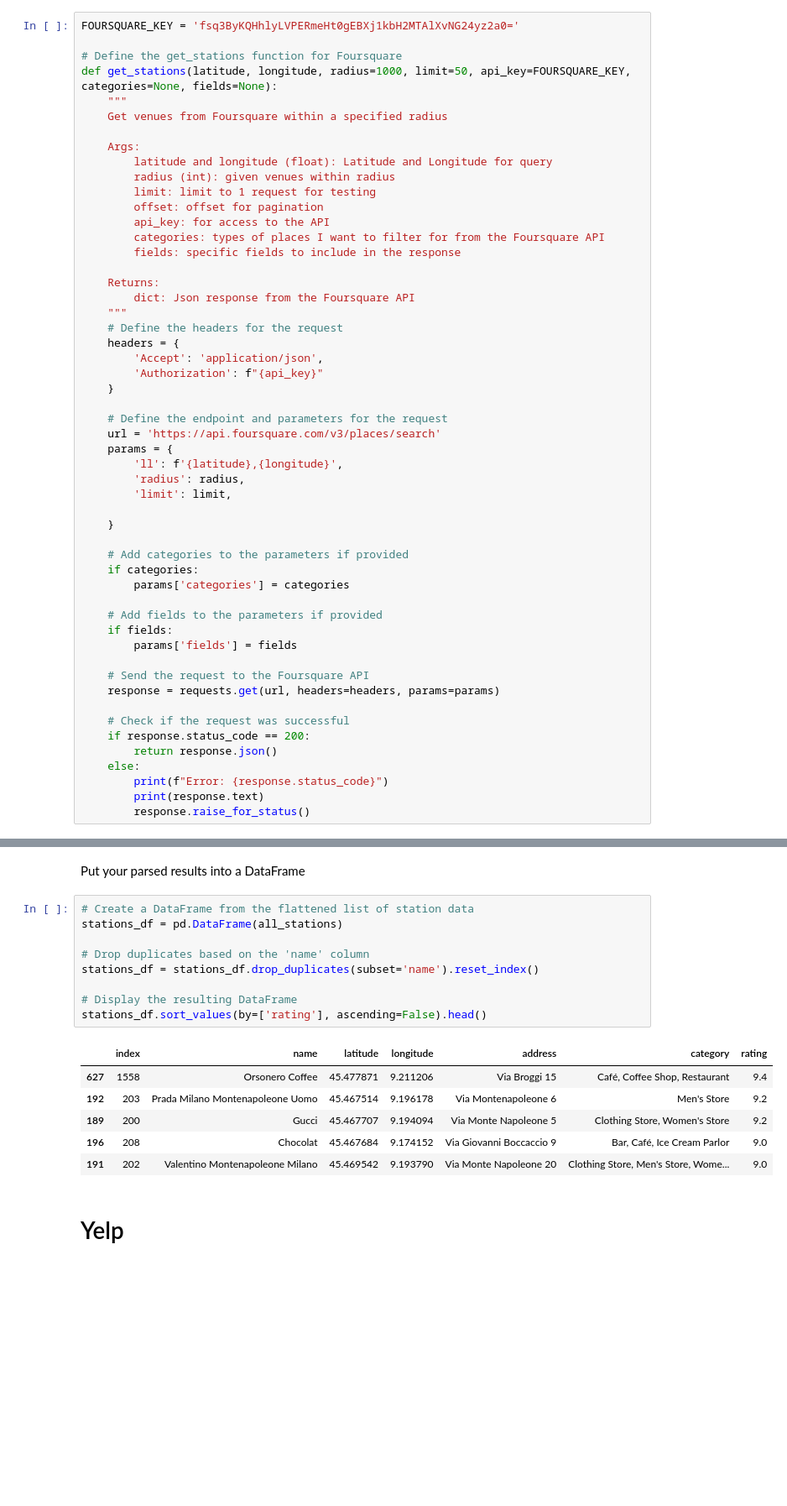
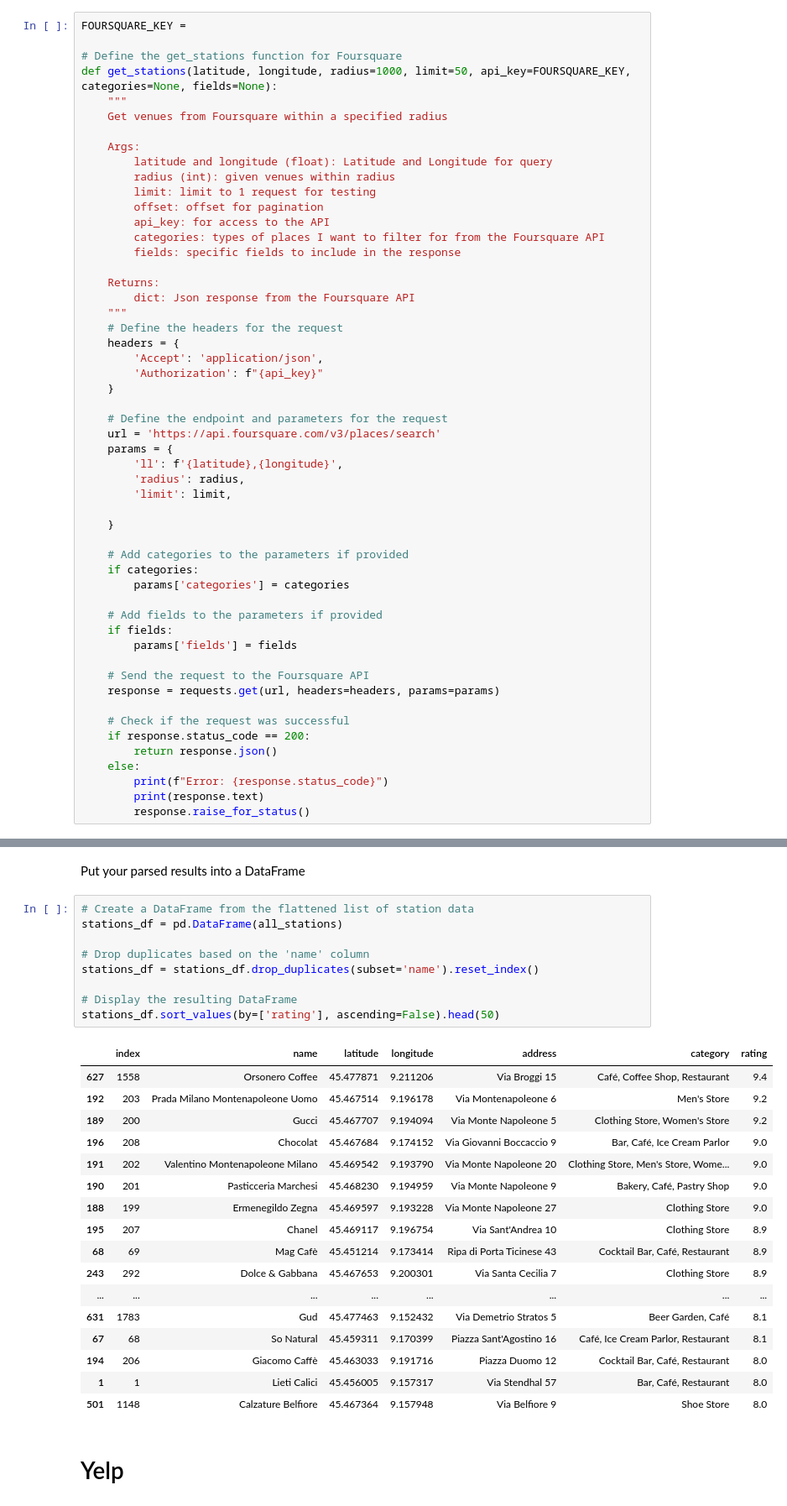
Before and after one commit to blairjdaniel/Statistical-Modelling-Project, a Jupyter notebook: notebooks/yelp_foursquare_EDA.ipynb, the cells around one changed output, grey strips where cells are left out. Shown: that part at 84% size. Saved outputs shown, nothing was run; the diff lists cells and outputs as text; blank space fills up the shorter version.

```diff
--- a/notebooks/yelp_foursquare_EDA.ipynb
+++ b/notebooks/yelp_foursquare_EDA.ipynb
@@ -28,7 +28,7 @@ df_milan
 | 321 | 321 | 184 - Porta Volta | 9.182309 | 45.480234 | 2025-02-06T20:49:44.944132Z | 22 | 11 | 33 |
 322 rows × 8 columns
 # %%
-FOURSQUARE_KEY = 'fsq3ByKQHhlyLVPERmeHt0gEBXj1kbH2MTAlXvNG24yz2a0='
+FOURSQUARE_KEY =
 
 # Define the get_stations function for Foursquare
 def get_stations(latitude, longitude, radius=1000, limit=50, api_key=FOURSQUARE_KEY, categories=None, fields=None):
@@ -121,19 +119,30 @@ Put your parsed results into a DataFrame
 # %%
 # Create a DataFrame from the flattened list of station data
 stations_df = pd.DataFrame(all_stations)
 
 # Drop duplicates based on the 'name' column
 stations_df = stations_df.drop_duplicates(subset='name').reset_index()
 
 # Display the resulting DataFrame
-stations_df.sort_values(by=['rating'], ascending=False).head()
+stations_df.sort_values(by=['rating'], ascending=False).head(50)
 # %% [output]
 |  | index | name | latitude | longitude | address | category | rating |
 | 627 | 1558 | Orsonero Coffee | 45.477871 | 9.211206 | Via Broggi 15 | Café, Coffee Shop, Restaurant | 9.4 |
 | 192 | 203 | Prada Milano Montenapoleone Uomo | 45.467514 | 9.196178 | Via Montenapoleone 6 | Men's Store | 9.2 |
 | 189 | 200 | Gucci | 45.467707 | 9.194094 | Via Monte Napoleone 5 | Clothing Store, Women's Store | 9.2 |
 | 196 | 208 | Chocolat | 45.467684 | 9.174152 | Via Giovanni Boccaccio 9 | Bar, Café, Ice Cream Parlor | 9.0 |
 | 191 | 202 | Valentino Montenapoleone Milano | 45.469542 | 9.193790 | Via Monte Napoleone 20 | Clothing Store, Men's Store, Wome... | 9.0 |
+| 190 | 201 | Pasticceria Marchesi | 45.468230 | 9.194959 | Via Monte Napoleone 9 | Bakery, Café, Pastry Shop | 9.0 |
+| 188 | 199 | Ermenegildo Zegna | 45.469597 | 9.193228 | Via Monte Napoleone 27 | Clothing Store | 9.0 |
+| 195 | 207 | Chanel | 45.469117 | 9.196754 | Via Sant'Andrea 10 | Clothing Store | 8.9 |
+| 68 | 69 | Mag Cafè | 45.451214 | 9.173414 | Ripa di Porta Ticinese 43 | Cocktail Bar, Café, Restaurant | 8.9 |
+| 243 | 292 | Dolce & Gabbana | 45.467653 | 9.200301 | Via Santa Cecilia 7 | Clothing Store | 8.9 |
+| ... | ... | ... | ... | ... | ... | ... | ... |
+| 631 | 1783 | Gud | 45.477463 | 9.152432 | Via Demetrio Stratos 5 | Beer Garden, Café | 8.1 |
+| 67 | 68 | So Natural | 45.459311 | 9.170399 | Piazza Sant'Agostino 16 | Café, Ice Cream Parlor, Restaurant | 8.1 |
+| 194 | 206 | Giacomo Caffè | 45.463033 | 9.191716 | Piazza Duomo 12 | Cocktail Bar, Café, Restaurant | 8.0 |
+| 1 | 1 | Lieti Calici | 45.456005 | 9.157317 | Via Stendhal 57 | Bar, Café, Restaurant | 8.0 |
+| 501 | 1148 | Calzature Belfiore | 45.467364 | 9.157948 | Via Belfiore 9 | Shoe Store | 8.0 |
 # %% [markdown]
 # Yelp
 # %% [markdown]
```
Also changed, not shown: parts of 3 cells of this notebook, 2 other files.
